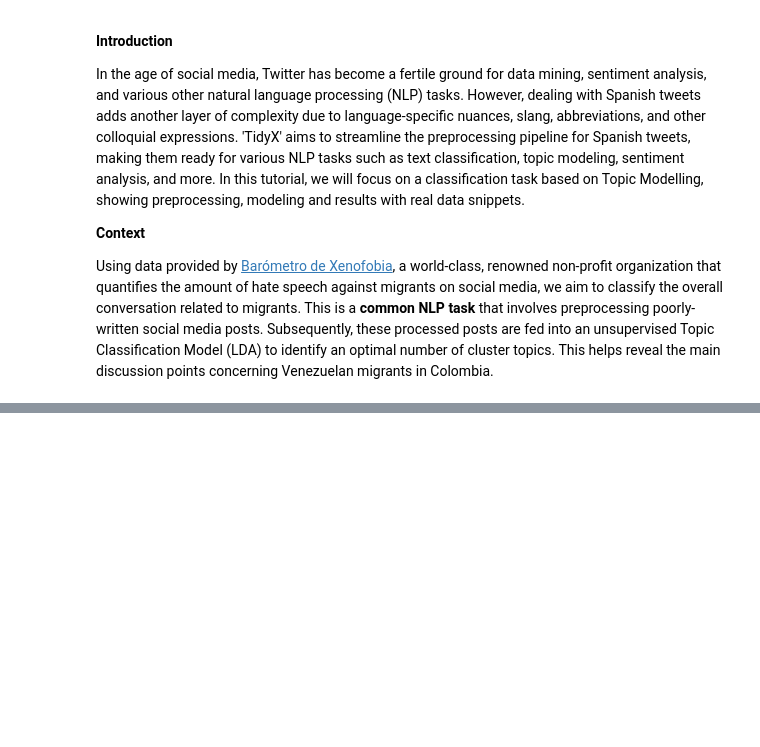
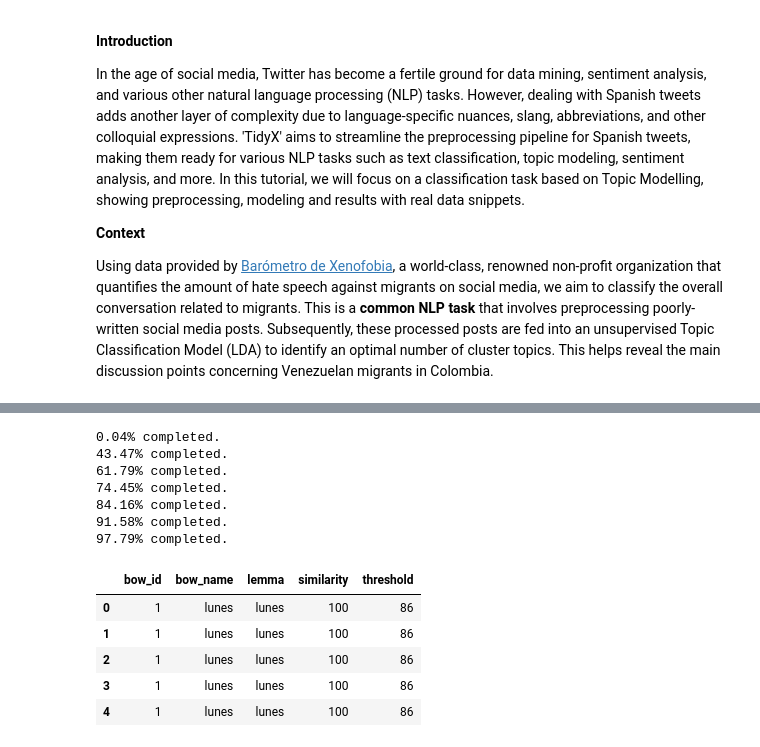
Before and after one commit to lgomezt/tidyX, a Jupyter notebook: Examples/Estructura tutorial.ipynb, the cells around one changed output, grey strips where cells are left out. Drawn from its saved outputs; the diff is of its cells as text; code cells hidden in the pictures; blank space fills up the shorter version.

Commit message:
tutorial

```diff
--- a/Examples/Estructura tutorial.ipynb
+++ b/Examples/Estructura tutorial.ipynb
@@ -555,8 +557,18 @@ Using data provided by [Barómetro de Xenofobia](https://barometrodexenofobia.or
 # %%
 # PREPARATIONS
 # Environment set-up
-import tidyX.TextPreprocessor as tt
+import sys
+sys.path.insert(1, r'C:\Users\JOSE\Desktop\Trabajo\Paper_no_supervisado\Tidytweets')
+from tidyX import TextPreprocessor as tt
+import pandas as pd
+import random
 # Getting the data:
-# In this tutorial, we use a sample dataset of tweets related to Venezuelan migrants in Colombia.
+# In this tutorial, we use a sample dataset of 799053 tweets related to Venezuelan migrants in Colombia.
 # The dataset is available in the data folder of the repository.
+# For efficiency we will only use a random sample of 1000 tweets
+n = 799053 #number of records in file
+s = 1000 #desired sample size
+skip = sorted(random.sample(range(n),n-s))
+tweets = pd.read_excel(r"C:\Users\JOSE\Desktop\Trabajo\Paper_no_supervisado\Tidytweets\data\Base_Para_Labels.xlsx", skiprows=skip, header=None, names=['Snippet'])
+tweets.head()
 # %% [output]
@@ -563,0 +588,3 @@ ImportError: cannot import name 'get_terminal_size' from 'click.termui' (C:\User
+# %%
+cleaning_process = lambda x: tt.preprocess(x, delete_emojis=True, extract=False)
+tweets['Clean_tweets'] = tweets['Snippet'].apply(cleaning_process)
@@ -563,0 +623,2 @@ ImportError: cannot import name 'get_terminal_size' from 'click.termui' (C:\User
+# %%
+tokenized_cleaned_tweets = tt.spacy_pipeline(tweets['Clean_tweets'].to_list(), custom_lemmatizer=True, pipeline=['tokenize', 'lemmatizer'], stopwords_language='spanish', model='es_core_news_sm', num_strings=0)
@@ -563,0 +666,23 @@ ImportError: cannot import name 'get_terminal_size' from 'click.termui' (C:\User
+# %%
+import numpy as np
+import itertools
+# We take our list of lists and convert it to a list of strings
+flattened_list = list(itertools.chain.from_iterable(tokenized_cleaned_tweets))
+numpy_array = np.array(flattened_list)
+# Now we create our bag of lemmas
+bol_df = tt.create_bol(numpy_array, verbose=True)
+bol_df.head()
+# %% [output]
+0.04% completed.
+43.47% completed.
+61.79% completed.
+74.45% completed.
+84.16% completed.
+91.58% completed.
+97.79% completed.
+|  | bow_id | bow_name | lemma | similarity | threshold |
+| 0 | 1 | lunes | lunes | 100 | 86 |
+| 1 | 1 | lunes | lunes | 100 | 86 |
+| 2 | 1 | lunes | lunes | 100 | 86 |
+| 3 | 1 | lunes | lunes | 100 | 86 |
+| 4 | 1 | lunes | lunes | 100 | 86 |
```
Also changed, not shown: parts of 9 cells of this notebook, 2 other files.
